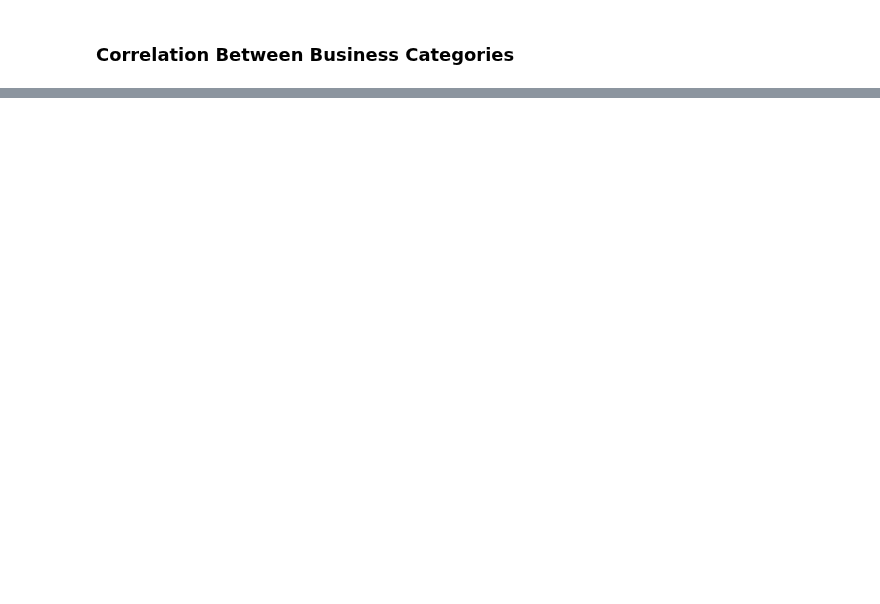
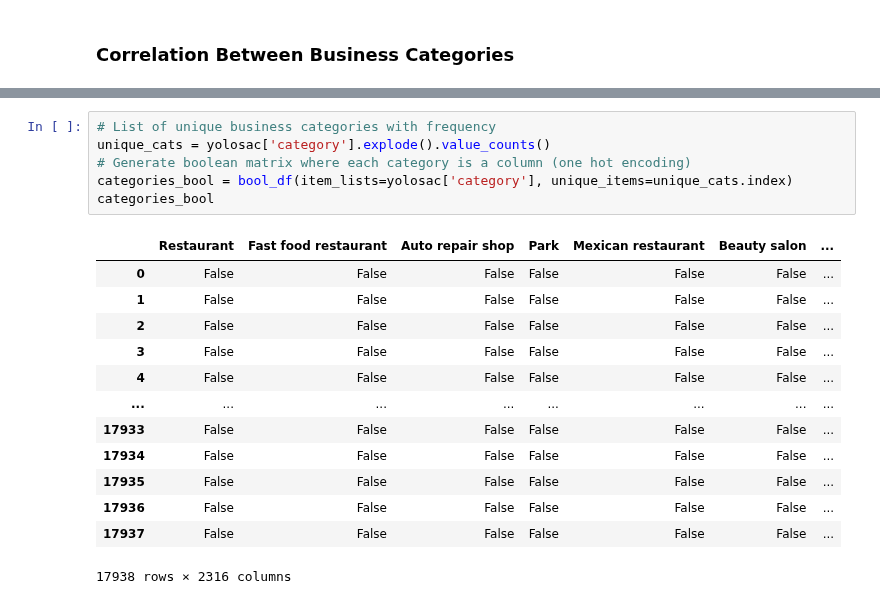
Before and after one commit to jotyot/rate-review, a Jupyter notebook: eda.ipynb, the cells around one changed output, grey strips where cells are left out. Drawn from its saved outputs; the diff is of its cells as text; blank space fills up the shorter version.

Commit message:
Testing out different business categories

```diff
--- a/eda.ipynb
+++ b/eda.ipynb
@@ -85,3 +56,23 @@ categories_bool
+# %%
+# List of unique business categories with frequency
+unique_cats = yolosac['category'].explode().value_counts()
+# Generate boolean matrix where each category is a column (one hot encoding)
+categories_bool = bool_df(item_lists=yolosac['category'], unique_items=unique_cats.index)
+categories_bool
+# %% [output]
+|  | Restaurant | Fast food restaurant | Auto repair shop | Park | Mexican restaurant | Beauty salon | ... |
+| 0 | False | False | False | False | False | False | ... |
+| 1 | False | False | False | False | False | False | ... |
+| 2 | False | False | False | False | False | False | ... |
+| 3 | False | False | False | False | False | False | ... |
+| 4 | False | False | False | False | False | False | ... |
+| ... | ... | ... | ... | ... | ... | ... | ... |
+| 17933 | False | False | False | False | False | False | ... |
+| 17934 | False | False | False | False | False | False | ... |
+| 17935 | False | False | False | False | False | False | ... |
+| 17936 | False | False | False | False | False | False | ... |
+| 17937 | False | False | False | False | False | False | ... |
+17938 rows × 2316 columns
 # %%
 # Generate correlation table between categories (takes ~2 mins)
 categories_corr = categories_bool.corr(method="pearson")
```
Also changed, not shown: parts of 16 cells of this notebook.
